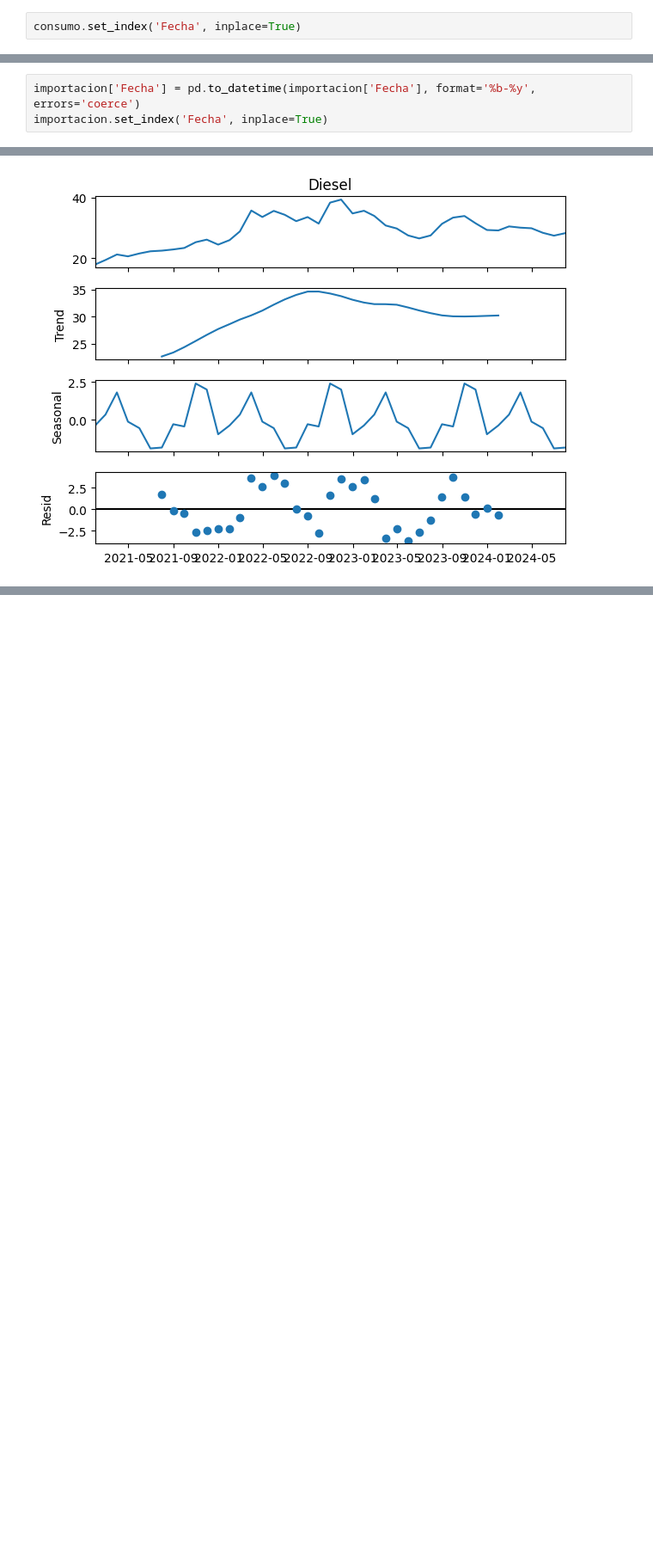
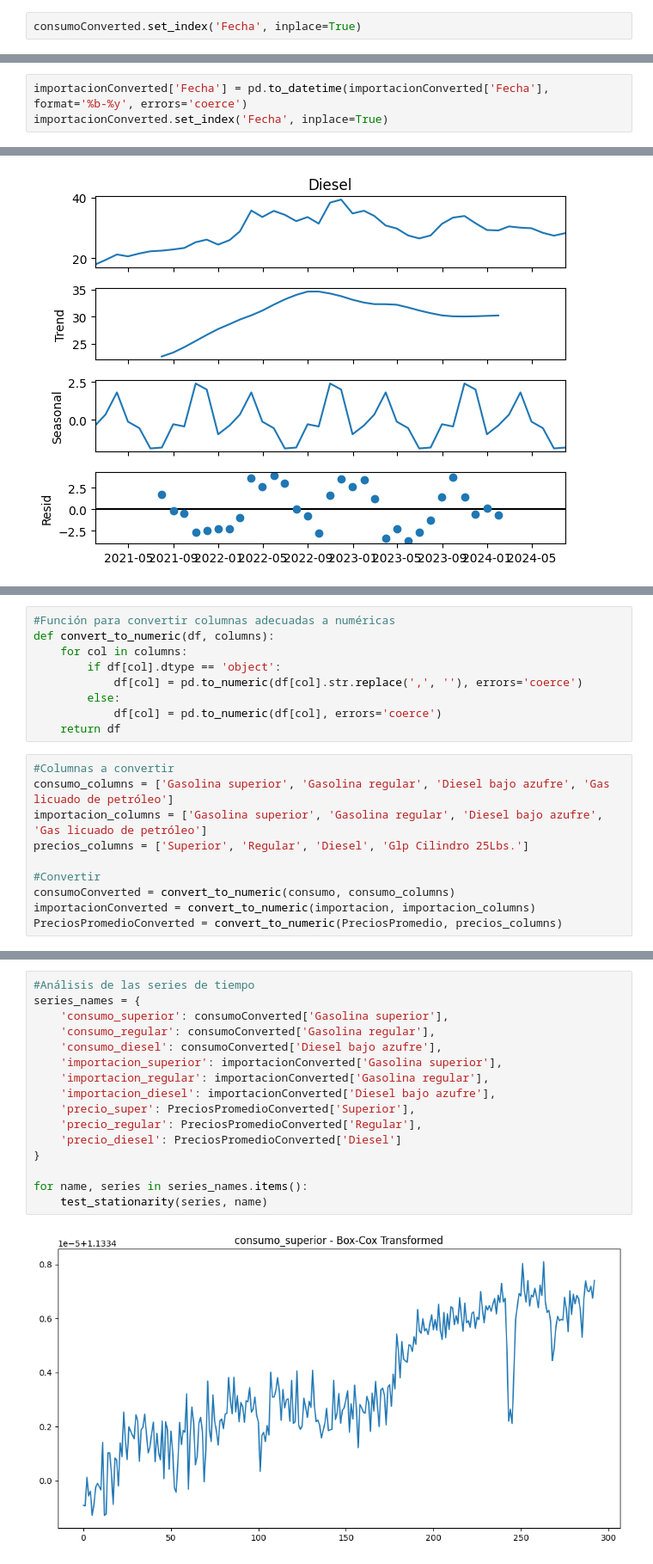
Before and after one commit to SofiLam13/Lab2-DS-, a Jupyter notebook: Lab2(Data_Science).ipynb, the cells around one changed output, grey strips where cells are left out. Shown at 86% size. Cells and saved outputs as stored; diff of their text form; blank space fills up the shorter version.

```diff
--- a/Lab2(Data_Science).ipynb
+++ b/Lab2(Data_Science).ipynb
@@ -93,5 +92,5 @@ consumo['Fecha'] = pd.to_datetime(consumo['Fecha'], format='%b/%Y')
 # %%
-consumo.set_index('Fecha', inplace=True)
+consumoConverted.set_index('Fecha', inplace=True)
 # %% [markdown]
 **Importación de Combustibles**
 # %%
@@ -148,8 +146,8 @@ importacion.head()
 # %% [markdown]
 Reescribimos la fecha en formato de fecha para poder realizar la serie de tiempo
 # %%
-importacion['Fecha'] = pd.to_datetime(importacion['Fecha'], format='%b-%y', errors='coerce')
-importacion.set_index('Fecha', inplace=True)
+importacionConverted['Fecha'] = pd.to_datetime(importacionConverted['Fecha'], format='%b-%y', errors='coerce')
+importacionConverted.set_index('Fecha', inplace=True)
 # %% [markdown]
 **Precios Promedios a consumidor final en Ciudad Capital**
 # %%
@@ -245,0 +249,19 @@ resultado_dieselP.plot()
+# %%
+#Función para convertir columnas adecuadas a numéricas
+def convert_to_numeric(df, columns):
+    for col in columns:
+        if df[col].dtype == 'object':
+            df[col] = pd.to_numeric(df[col].str.replace(',', ''), errors='coerce')
+        else:
+            df[col] = pd.to_numeric(df[col], errors='coerce')
+    return df
+# %%
+#Columnas a convertir
+consumo_columns = ['Gasolina superior', 'Gasolina regular', 'Diesel bajo azufre', 'Gas licuado de petróleo']
+importacion_columns = ['Gasolina superior', 'Gasolina regular', 'Diesel bajo azufre', 'Gas licuado de petróleo']
+precios_columns = ['Superior', 'Regular', 'Diesel', 'Glp Cilindro 25Lbs.']
+
+#Convertir
+consumoConverted = convert_to_numeric(consumo, consumo_columns)
+importacionConverted = convert_to_numeric(importacion, importacion_columns)
+PreciosPromedioConverted = convert_to_numeric(PreciosPromedio, precios_columns)
@@ -245,0 +302,18 @@ resultado_dieselP.plot()
+# %%
+#Análisis de las series de tiempo
+series_names = {
+    'consumo_superior': consumoConverted['Gasolina superior'],
+    'consumo_regular': consumoConverted['Gasolina regular'],
+    'consumo_diesel': consumoConverted['Diesel bajo azufre'],
+    'importacion_superior': importacionConverted['Gasolina superior'],
+    'importacion_regular': importacionConverted['Gasolina regular'],
+    'importacion_diesel': importacionConverted['Diesel bajo azufre'],
+    'precio_super': PreciosPromedioConverted['Superior'],
+    'precio_regular': PreciosPromedioConverted['Regular'],
+    'precio_diesel': PreciosPromedioConverted['Diesel']
+}
+
+for name, series in series_names.items():
+    test_stationarity(series, name)
+# %% [output]
+[figure, added]
```
Also changed, not shown: parts of 20 cells of this notebook.
